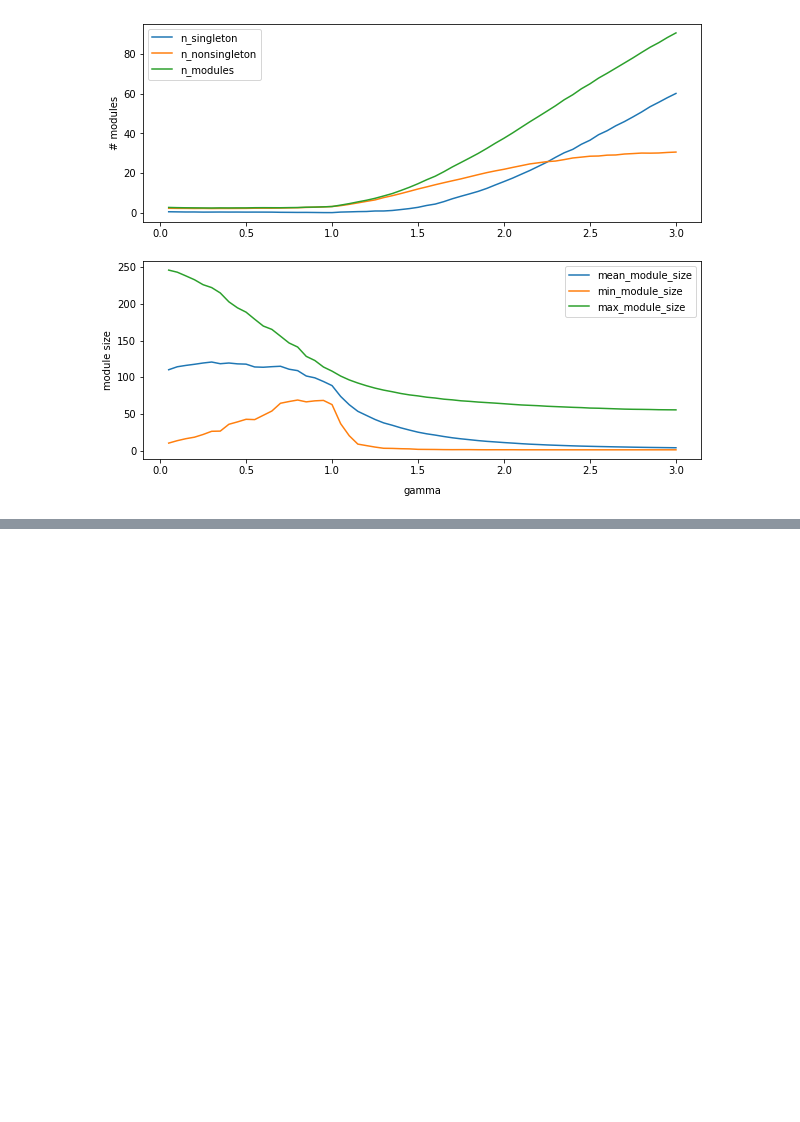
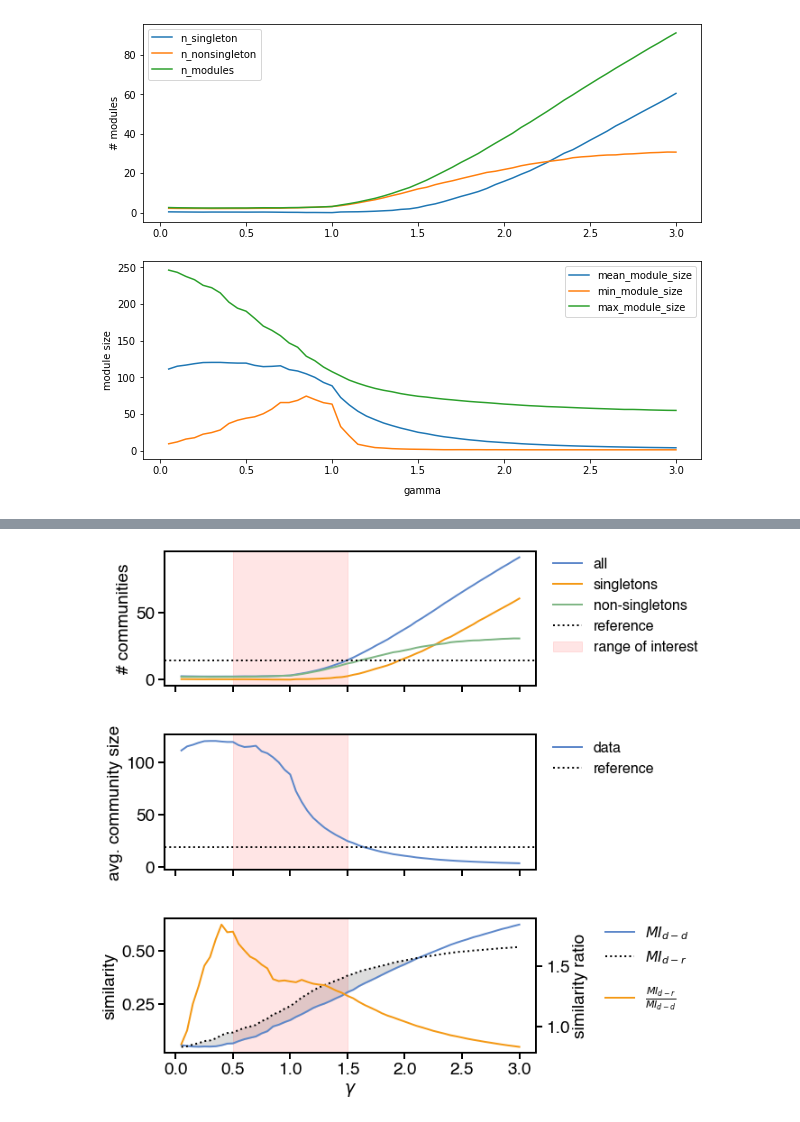
Before and after one commit to kbonna/decidenet, a Jupyter notebook: connectivity_analysis/bsc/dn_bs_05_optimal_gamma.ipynb, the cells around one changed output, grey strips where cells are left out. Drawn from its saved outputs; the diff is of its cells as text; code cells hidden in the pictures; blank space fills up the shorter version.

```diff
--- a/connectivity_analysis/bsc/dn_bs_05_optimal_gamma.ipynb
+++ b/connectivity_analysis/bsc/dn_bs_05_optimal_gamma.ipynb
@@ -318,0 +319,52 @@ Text(0.5, 0, 'gamma')
+# %%
+from dn_utils.style import MPL_STYLES
+from dn_utils.style import ORANGE
+
+plt.rcParams.update(MPL_STYLES)
+
+fig, axs = plt.subplots(nrows=3, sharex=True, figsize=(10, 9))
+
+# Heuristic 1a
+axs[0].plot(df_ms["n_modules"], label="all")
+axs[0].plot(df_ms["n_singleton"], label="singletons")
+axs[0].plot(df_ms["n_nonsingleton"], label="non-singletons")
+axs[0].axhline(14, label="reference", linestyle=":", color="k")
+axs[0].set_ylabel("# communities")
+axs[0].axvspan(0.5, 1.5, alpha=0.1, color="r", label="range of interest")
+
+# Heuristic 1b
+axs[1].plot(df_ms["mean_module_size"], label="data")
+axs[1].axhline(19.14, label="reference", linestyle=":", color="k")
+axs[1].set_ylabel("avg. community size")
+axs[1].axvspan(0.5, 1.5, alpha=0.1, color="r")
+
+# Heuristic 2
+axr = axs[2].twinx()
+axr.plot(df_sim["reference"] / df_sim["data"], color=ORANGE,
+         label=r"$\frac{MI_{d-r}}{MI_{d-d}}$")
+axr.set_ylabel("similarity ratio")
+
+axs[2].plot(df_sim["data"], label="$MI_{d-d}$")
+axs[2].plot(df_sim["reference"], label="$MI_{d-r}$", linestyle=":", color="k")
+optimal_range = df_sim["reference"] > df_sim["data"]
+optimal_range_values = optimal_range[optimal_range].index
+axs[2].fill_between(
+    optimal_range_values,
+    df_sim["data"][optimal_range],
+    df_sim["reference"][optimal_range],
+    color="#ddd"
+)
+axs[2].set_ylabel(r"similarity")
+axs[2].set_xlabel("$\gamma$")
+axs[2].axvspan(0.5, 1.5, alpha=0.1, color="r")
+
+# Manually set legends
+axs[0].legend(bbox_to_anchor=(1.01, 1.05), loc='upper left')
+axs[1].legend(bbox_to_anchor=(1.01, 1.05), loc='upper left')
+axs[2].legend(bbox_to_anchor=(1.15, 1.05), loc='upper left')
+axr.legend(bbox_to_anchor=(1.15, 0.6), loc='upper left')
+
+plt.tight_layout(h_pad=1.75)
+fig.savefig(join(path["figures"], "fig_gamma_sweep.pdf"))
+# %% [output]
+[figure, added]
```
Also changed, not shown: parts of 4 cells of this notebook, 25 other files.
